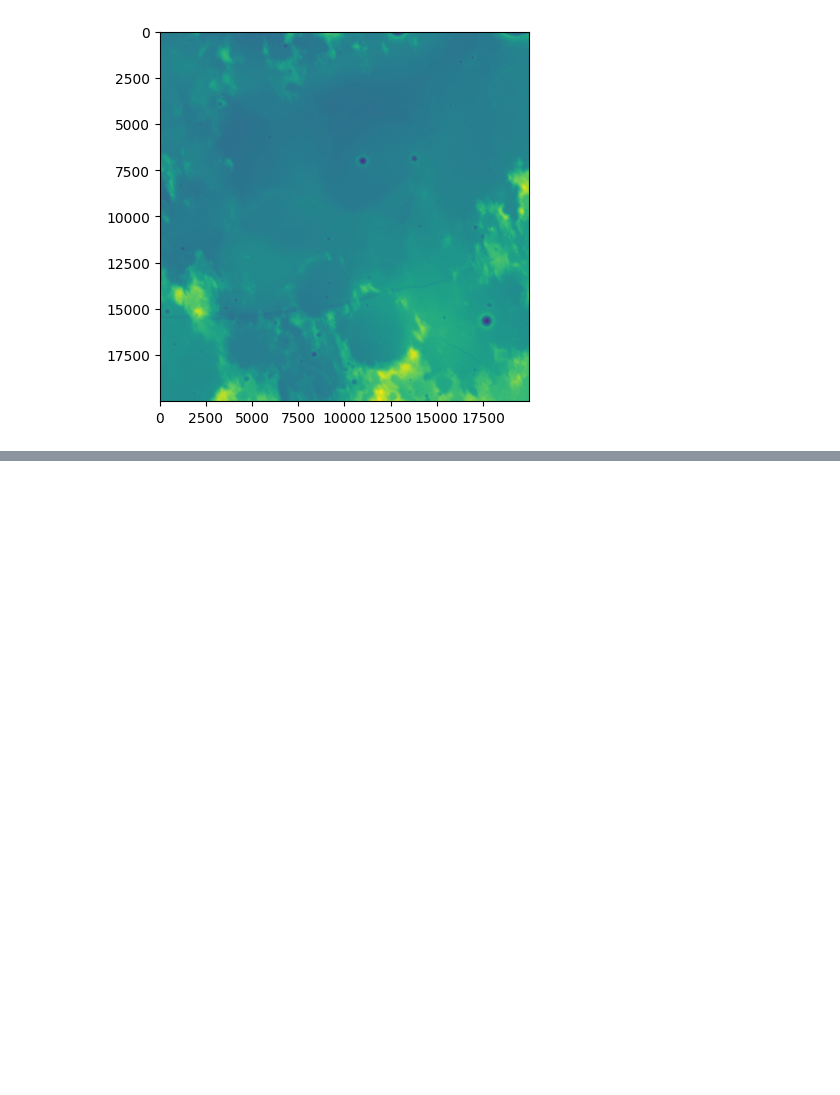
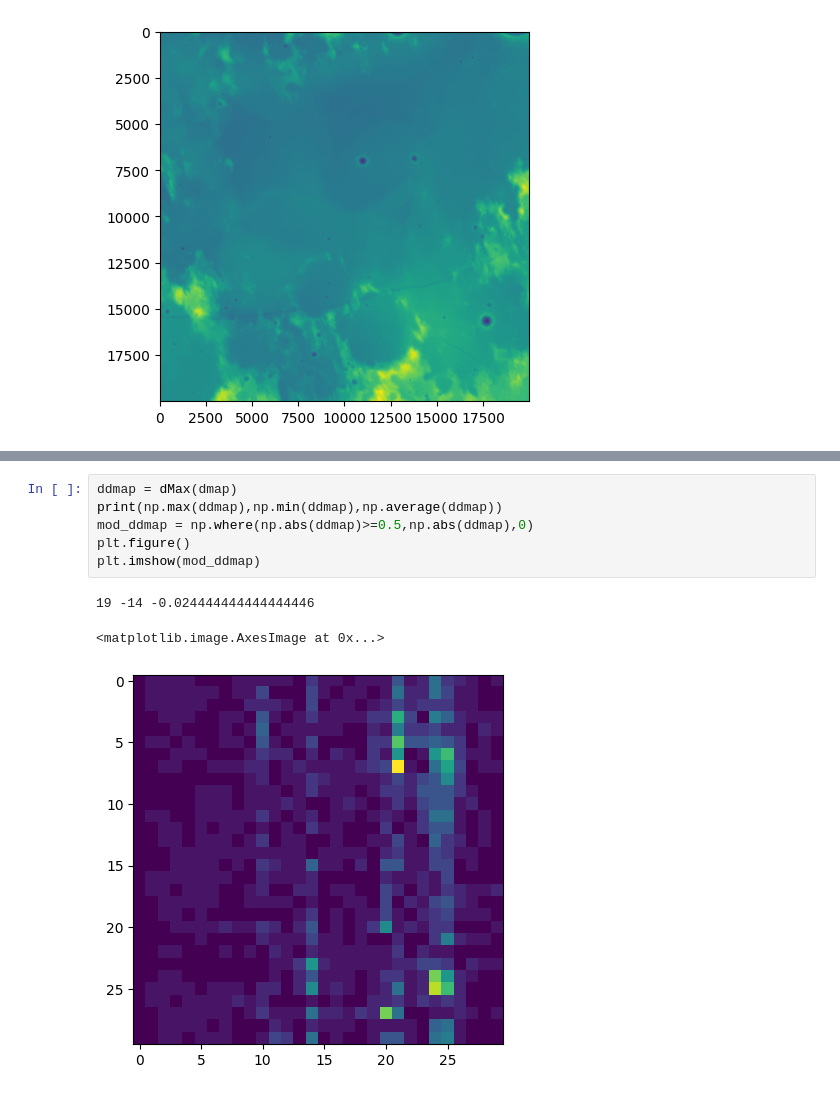
Before and after one commit to the-astronot/boromir, a Jupyter notebook: scratch/interpolation_station.ipynb, the cells around one changed output, grey strips where cells are left out. Drawn from its saved outputs; the diff is of its cells as text; blank space fills up the shorter version.

```diff
--- a/scratch/interpolation_station.ipynb
+++ b/scratch/interpolation_station.ipynb
@@ -48,0 +79,10 @@ plt.imshow(map_resize[:300,:300])
+# %%
+ddmap = dMax(dmap)
+print(np.max(ddmap),np.min(ddmap),np.average(ddmap))
+mod_ddmap = np.where(np.abs(ddmap)>=0.5,np.abs(ddmap),0)
+plt.figure()
+plt.imshow(mod_ddmap)
+# %% [output]
+19 -14 -0.024444444444444446
+<matplotlib.image.AxesImage at 0x...>
+[figure, added]
```
Also changed, not shown: parts of 9 cells of this notebook, 2 other files.
